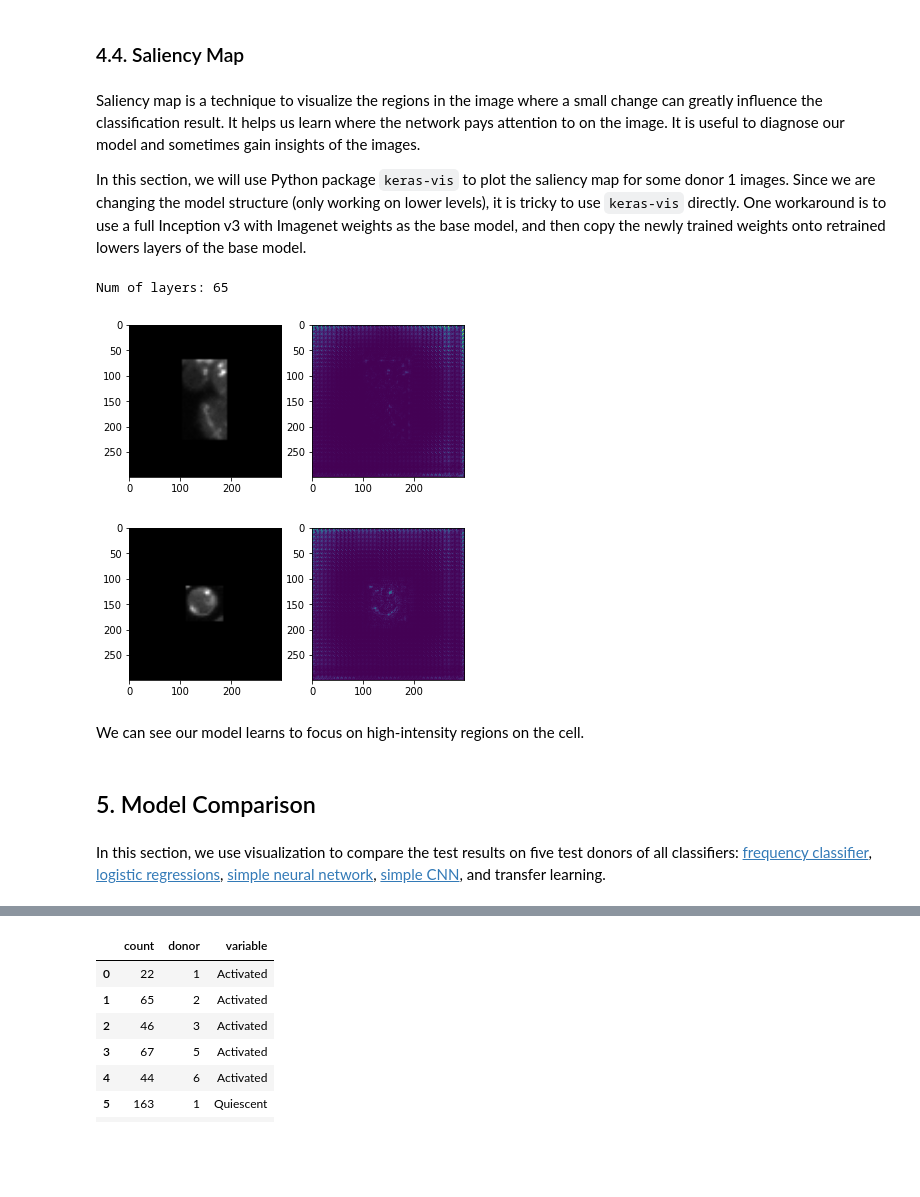
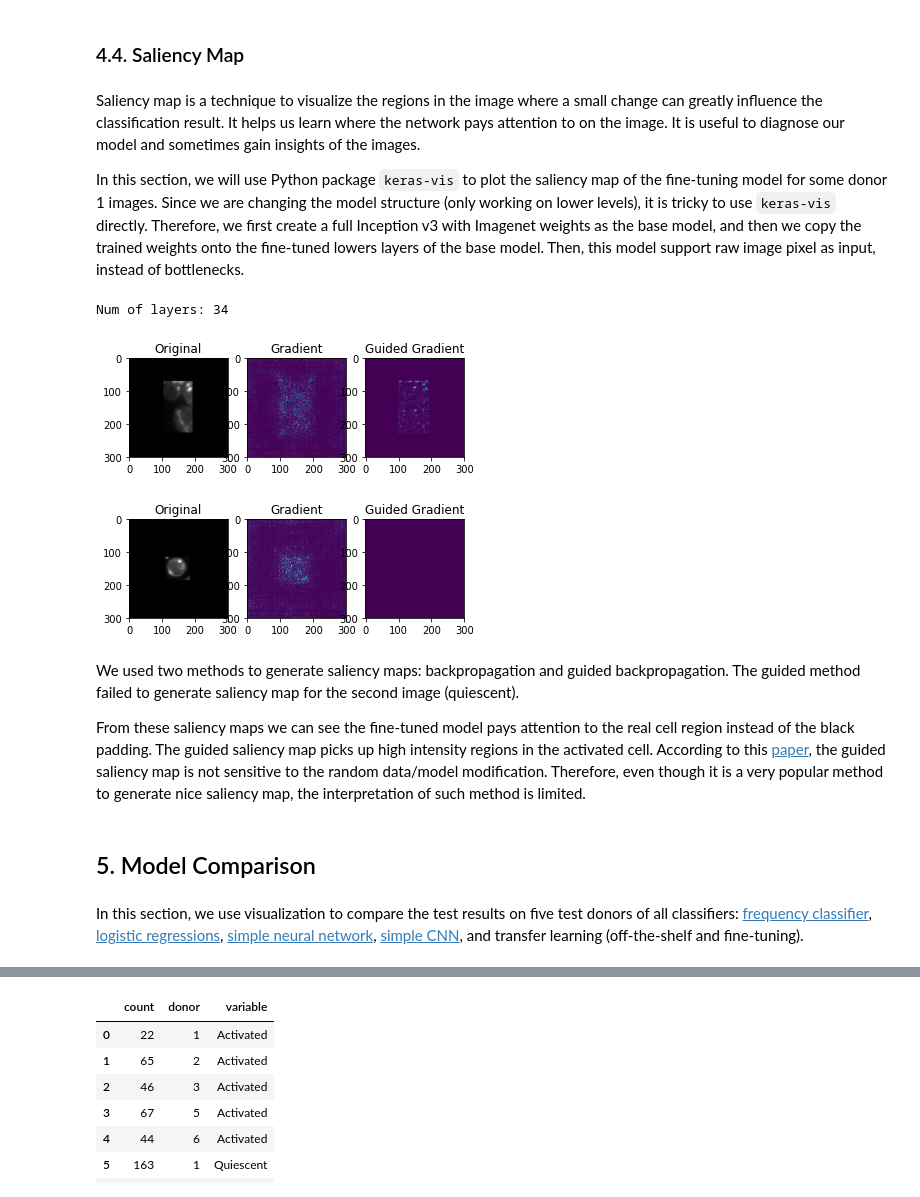
Before and after one commit to gitter-lab/t-cell-classification, a Jupyter notebook: transfer_learning.ipynb, the cells around one changed output, grey strips where cells are left out. Drawn from its saved outputs; the diff is of its cells as text; code cells hidden in the pictures; blank space fills up the shorter version.

Commit message:
Split transfer learning to two models, update cross-validation

```diff
--- a/transfer_learning.ipynb
+++ b/transfer_learning.ipynb
@@ -2154,16 +2455,15 @@ One interesting pattern above is that our model tends to predict images with mul
 # %% [markdown]
 Saliency map is a technique to visualize the regions in the image where a small change can greatly influence the classification result. It helps us learn where the network pays attention to on the image. It is useful to diagnose our model and sometimes gain insights of the images.
 
-In this section, we will use Python package `keras-vis` to plot the saliency map for some donor 1 images. Since we are changing the model structure (only working on lower levels), it is tricky to use `keras-vis` directly. One workaround is to use a full Inception v3 with Imagenet weights as the base model, and then copy the newly trained weights onto retrained lowers layers of the base model.
+In this section, we will use Python package `keras-vis` to plot the saliency map of the fine-tuning model for some donor 1 images. Since we are changing the model structure (only working on lower levels), it is tricky to use `keras-vis` directly. Therefore, we first create a full Inception v3 with Imagenet weights as the base model, and then we copy the trained weights onto the fine-tuned lowers layers of the base model. Then, this model support raw image pixel as input, instead of bottlenecks.
 # %%
-def get_combined_model(num_layer, weights_file):
+def get_combined_model(pre_layer, weights_file):
     """
     Load retrained weights on lower layers of a complete Inception V3 model with
     imagenet weights.
 
     Args:
-        num_layer(int): number of retraining layers, this is the same argument
-            in retrain() function
+        pre_layer(str): the layer before fine tuning layers
         weight_file(str): paht to the h5 file with re-trained weights
 
     Returns:
@@ -2177,7 +2477,7 @@ def get_combined_model(num_layer, weights_file):
                              input_shape=(299, 299, 3))
 
     # Get the retrained model and its weights
-    bottom_model = create_model_multiple_layers(num_layer)
+    bottom_model = create_transfer_learning_model(pre_layer)
     bottom_model.load_weights(weights_file)
 
     # Fill the combined model (no retrained weights yet)
@@ -2208,12 +2508,18 @@ def get_combined_model(num_layer, weights_file):
 
     combined_model.layers[-layer_len:] = retrained_layers
 
+    del bottom_model
+
     return combined_model
-# %%
-combined_model = get_combined_model(num_layer,
-                                    './resource/saved_weights_donor_1.h5')
-# %% [output]
-Num of layers: 65
+# %%
+pre_layer = 'mixed9'
+
+combined_model = get_combined_model(
+    pre_layer,
+    './resource/saved_weights_fine_tuning_donor_1.h5'
+)
+# %% [output]
+Num of layers: 34
 # %%
 # Swap the output softmax with linear
 layer_idx = utils.find_layer_idx(combined_model, 'prediction')
@@ -2226,7 +2532,7 @@ image_list = ['./images/sample_images/processed/augmented/donor_1/activated/' +
               './images/sample_images/processed/augmented/donor_1/quiescent/' +
               'CD3_1_noact_10_1_57.png']
 
-original, guided = [], []
+original, gradients, gradients_guided = [], [], []
 
 for image in image_list:
     img_gray = cv2.imread(image, 0)
@@ -2235,19 +2541,35 @@ for image in image_list:
     # Resize it to fit the base model input size
     img = np.array([resize(img_gray, (299, 299, 3))])
     index = 0 if "noact" in image else 1
-    grads = visualize_saliency(combined_model, layer_idx, filter_indices=index,
-                               seed_input=img, backprop_modifier="guided")
-    guided.append(grads)
+
+    # Generate two kinds of saliency maps
+    grad = visualize_saliency(combined_model, layer_idx, filter_indices=index,
+                               seed_input=img, backprop_modifier=None)
+    grad_guided = visualize_saliency(combined_model, layer_idx,
+                                      filter_indices=index, seed_input=img,
+                                      backprop_modifier="guided")
+
+    gradients.append(grad)
+    gradients_guided.append(grad_guided)
 # %%
 for i in range(len(image_list)):
-    f, ax = plt.subplots(1, 2)
+    f, ax = plt.subplots(1, 3)
     cur_ori = resize(original[i], (299, 299)) * 255
+
+    ax[0].set_title('Original')
     ax[0].imshow(cur_ori, cmap='gray')
-    ax[1].imshow(guided[i], cmap='viridis')
+
+    ax[1].set_title('Gradient')
+    ax[1].imshow(gradients[i], cmap='viridis')
+
+    ax[2].set_title('Guided Gradient')
+    ax[2].imshow(gradients_guided[i], cmap='viridis')
 # %% [output]
-[figure, old version]
+[figure, new version]
-[figure, old version]
+[figure, new version]
-# %% [markdown]
-We can see our model learns to focus on high-intensity regions on the cell.
+# %% [markdown]
+We used two methods to generate saliency maps: backpropagation and guided backpropagation. The guided method failed to generate saliency map for the second image (quiescent).
+
+From these saliency maps we can see the fine-tuned model pays attention to the real cell region instead of the black padding. The guided saliency map picks up high intensity regions in the activated cell. According to this [paper](https://arxiv.org/abs/1810.03292), the guided saliency map is not sensitive to the random data/model modification. Therefore, even though it is a very popular method to generate nice saliency map, the interpretation of such method is limited.
 # %%
 # Clean memory use of section 4
@@ -2264,7 +2585,7 @@ del (test_names, y_true, y_score, y_pred, error_names, error_bottlenecks,
 # %% [markdown]
 ## 5. Model Comparison
 # %% [markdown]
-In this section, we use visualization to compare the test results on five test donors of all classifiers: [frequency classifier](./frequency_classifier.ipynb), [logistic regressions](./logistic_regression.ipynb), [simple neural network](./simple_neural_network.ipynb), [simple CNN](./simple_cnn_lenet.ipynb), and transfer learning.
+In this section, we use visualization to compare the test results on five test donors of all classifiers: [frequency classifier](./frequency_classifier.ipynb), [logistic regressions](./logistic_regression.ipynb), [simple neural network](./simple_neural_network.ipynb), [simple CNN](./simple_cnn_lenet.ipynb), and transfer learning (off-the-shelf and fine-tuning).
 # %%
 # Build a big dataframe containing all the test results
 summary_dict = {
```
Also changed, not shown: parts of 112 cells of this notebook, 18 other files.
